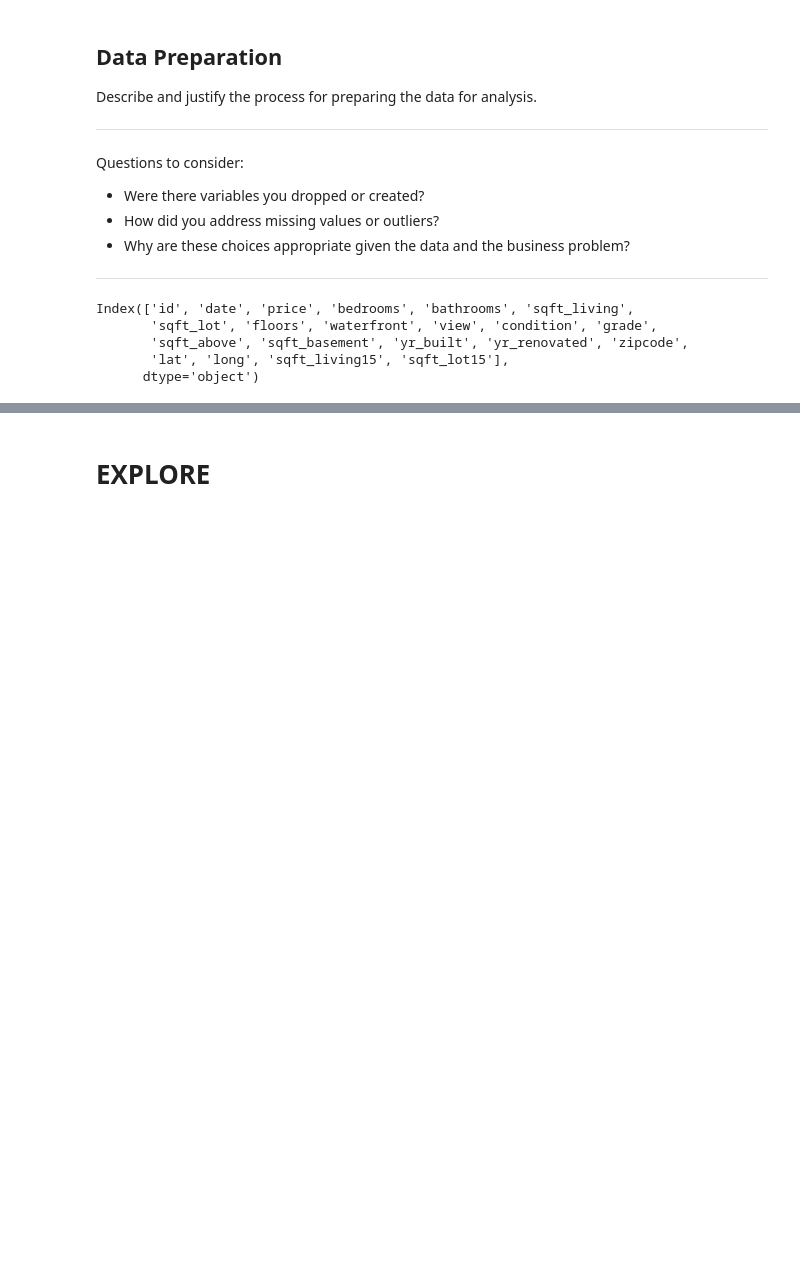
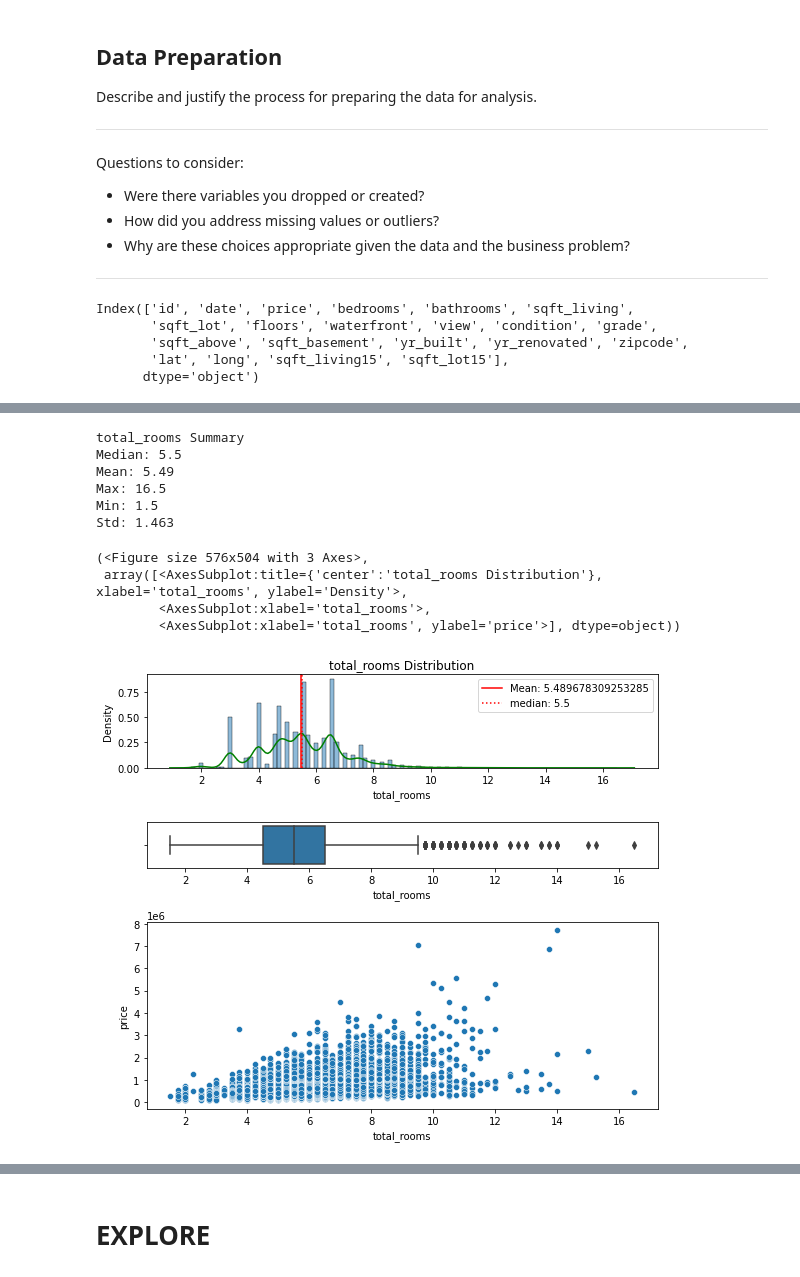
Before and after one commit to kuninethan95/dsc-phase-2-project, a Jupyter notebook: index_OSEMN_plus_mvp.ipynb, the cells around one changed output, grey strips where cells are left out. Saved outputs shown, nothing was run; the diff lists cells and outputs as text; code cells hidden in the pictures; blank space fills up the shorter version.

```diff
--- a/index_OSEMN_plus_mvp.ipynb
+++ b/index_OSEMN_plus_mvp.ipynb
@@ -530,3 +527,6 @@ def impute_cat(df, col):
     np.random.choice(val, p=prob)
     df[col].fillna(np.random.choice(val, p=prob), inplace=True)
     return df
+# %%
+df['sqft_basement'].replace(to_replace='?', value=np.nan,inplace=True)
+impute_cat(df, 'sqft_basement')
@@ -749,3 +771,5 @@ df
 # %%
-# Joint metric for room size
+# Total rooms
 # Do addition, multiplication would create too large of a SD. ie (2 beds 1 bath=3, 4 beds 1 bath=5)
+df['total_rooms'] = df['bedrooms']+df['bathrooms']
+df
@@ -751,0 +795,4 @@ df
+# %%
+# Had erroniously stated 33 bedrooms and 1.5 bathrooms
+df=df.drop(15856)
+df.sort_values(by='total_rooms', ascending=False)
@@ -752,2 +813,44 @@ df
+# %%
+def distr_(df, col):
+    fig, ax = plt.subplots(figsize=(8,7), nrows=3, gridspec_kw={'height_ratios': [2,1,4]});
+    mean=df[col].mean()
+    median=df[col].median()
+    max_=df[col].max()
+    min_=df[col].min()
+    std_=df[col].std()
+    sns.histplot(df[col],alpha=0.5,stat='density',ax=ax[0]);
+    sns.kdeplot(df[col],color='green',ax=ax[0]);
+    ax[0].set_xlabel(col)
+    ax[0].set_title(f'{col} Distribution')
+    ax[0].axvline(mean, label=f'Mean: {mean}', c='red')
+    ax[0].axvline(median, label=f'median: {median}', c='red', linestyle=':')
+    ax[0].legend()
+
+    sns.boxplot(data=df, x=col, ax=ax[1]);
+
+    sns.scatterplot(data=df, x=df[col], y=df['price']);
+
+    fig.tight_layout();
+    print(f'{col} Summary')
+    print(f'Median: {median}')
+    print(f'Mean: {mean:.4}')
+    print(f'Max: {max_}')
+    print(f'Min: {min_}')
+    print(f'Std: {std_:.4}')
+    return fig, ax;
+# %%
+distr_(df, 'total_rooms')
+# %% [output]
+total_rooms Summary
+Median: 5.5
+Mean: 5.49
+Max: 16.5
+Min: 1.5
+Std: 1.463
+(<Figure size 576x504 with 3 Axes>,
+ array([<AxesSubplot:title={'center':'total_rooms Distribution'}, xlabel='total_rooms', ylabel='Density'>,
+        <AxesSubplot:xlabel='total_rooms'>,
+        <AxesSubplot:xlabel='total_rooms', ylabel='price'>], dtype=object))
+[figure, added]
 # %%
 # SQF vs. neighborhood average Living
```
Also changed, not shown: parts of 21 cells of this notebook.
